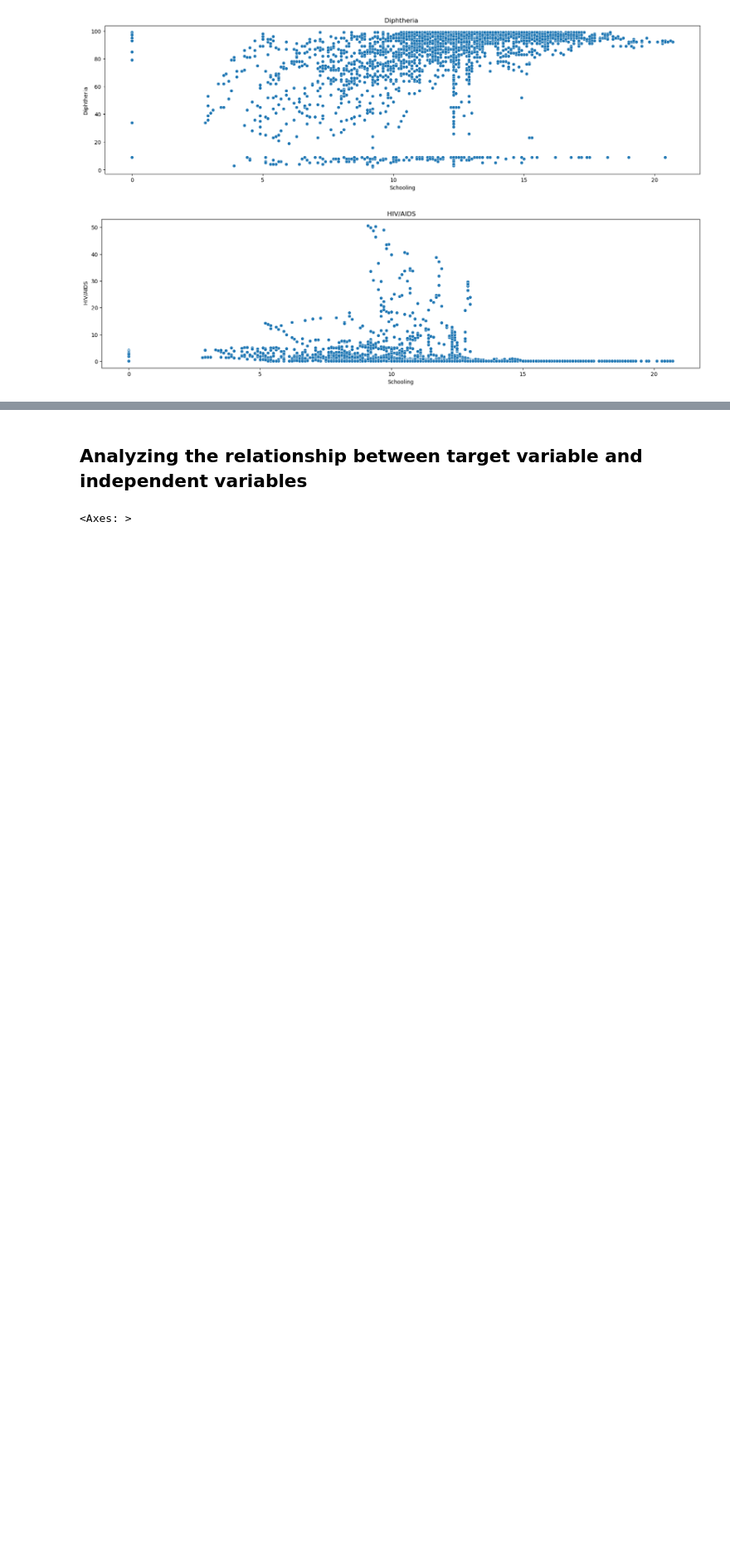
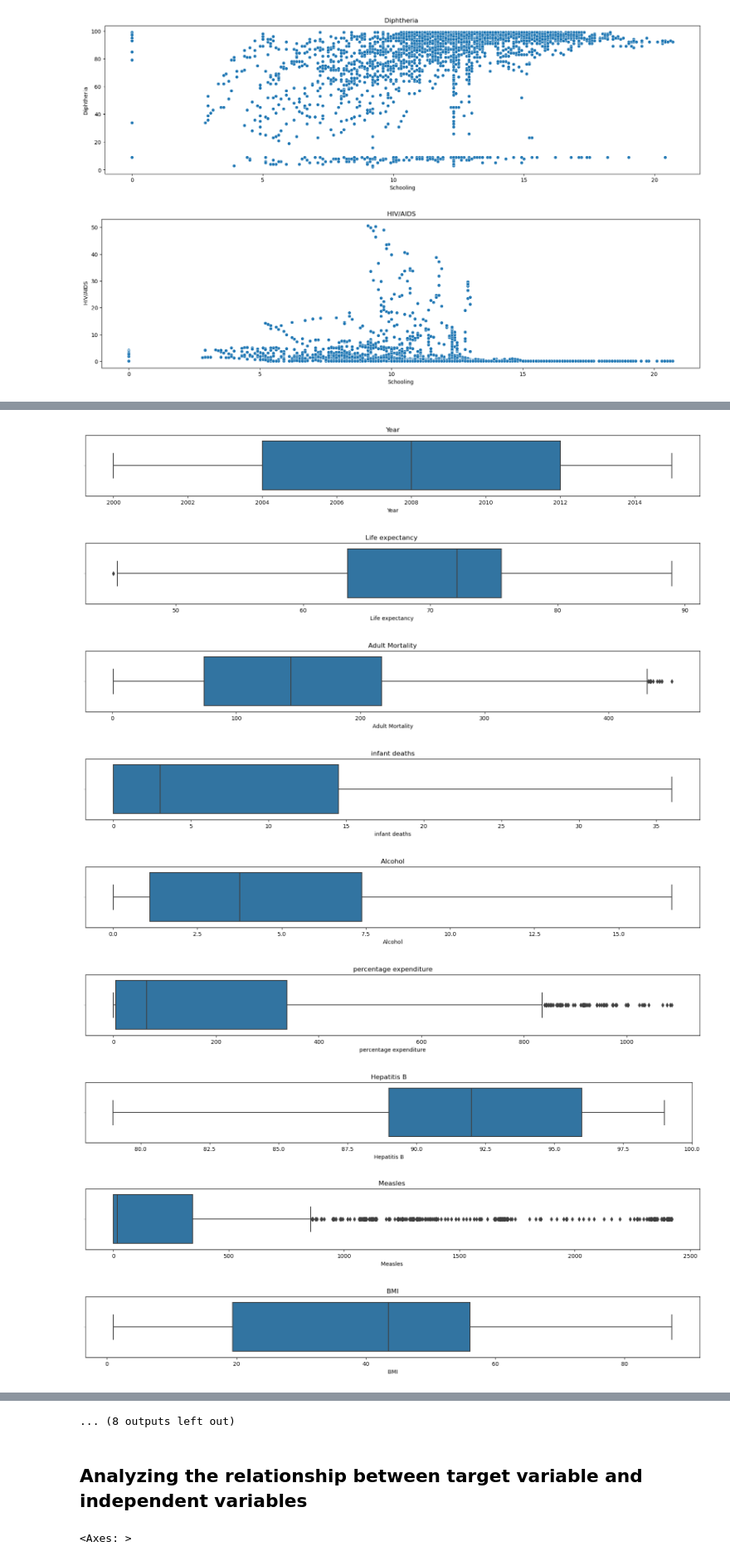
Before and after one commit to Marcos-Verdi/DA_Reg_WhoLifeExpectancy, a Jupyter notebook: life_expectancy_analysis.ipynb, the cells around one changed output, grey strips where cells are left out. Shown at 83% size. Drawn from its saved outputs; the diff is of its cells as text; code cells hidden in the pictures; blank space fills up the shorter version.

```diff
--- a/life_expectancy_analysis.ipynb
+++ b/life_expectancy_analysis.ipynb
@@ -400,0 +420,28 @@ for i in illness_columns:
+# %%
+def fix_outliers(dataframe,col):
+    for i in dataframe[col]:
+        q1 = dataframe[col].quantile(0.25)
+        q3 = dataframe[col].quantile(0.75)
+        iqr = q3-q1
+        lower_tail = q1-1.5 * iqr
+        upper_tail = q3+1.5 * iqr
+        if i > upper_tail or i < lower_tail:
+            dataframe[col] = dataframe[col].replace(i, np.mean(dataframe[col]))
+# %%
+for col in num_cols:
+    fix_outliers(df,col)
+# %%
+for col in num_cols:
+    plt.figure(figsize=(20,2))
+    sns.boxplot(x=df[col])
+    plt.title(col)
+# %% [output]
+[figure, added]
+[figure, added]
+[figure, added]
+[figure, added]
+[figure, added]
+[figure, added]
+[figure, added]
+[figure, added]
+[figure, added]
@@ -401,3 +451,4 @@ for i in illness_columns:
+... (8 outputs left out)
 # %% [markdown]
 ## Analyzing the relationship between target variable and independent variables
 # %%
```
Also changed, not shown: parts of 13 cells of this notebook.
